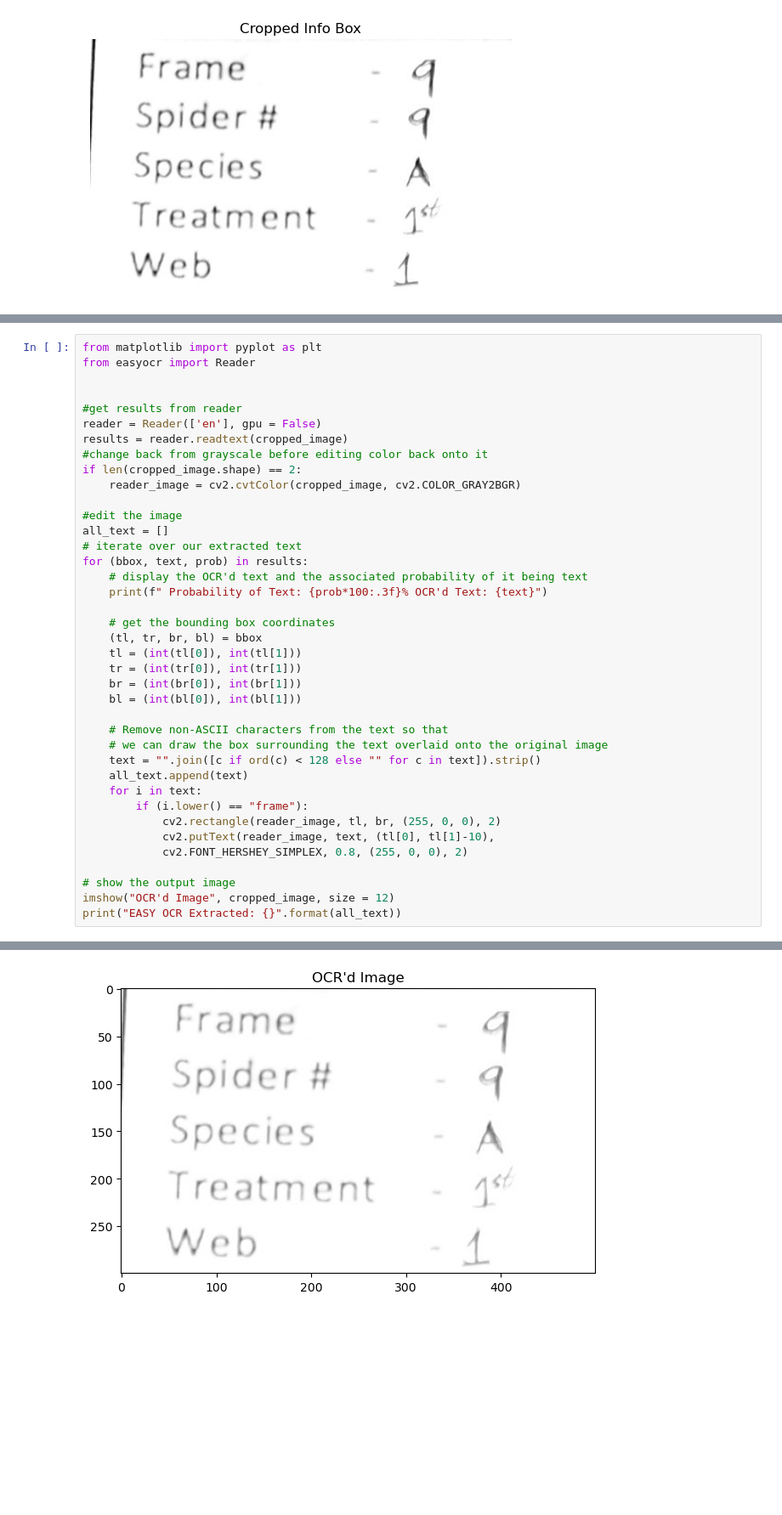
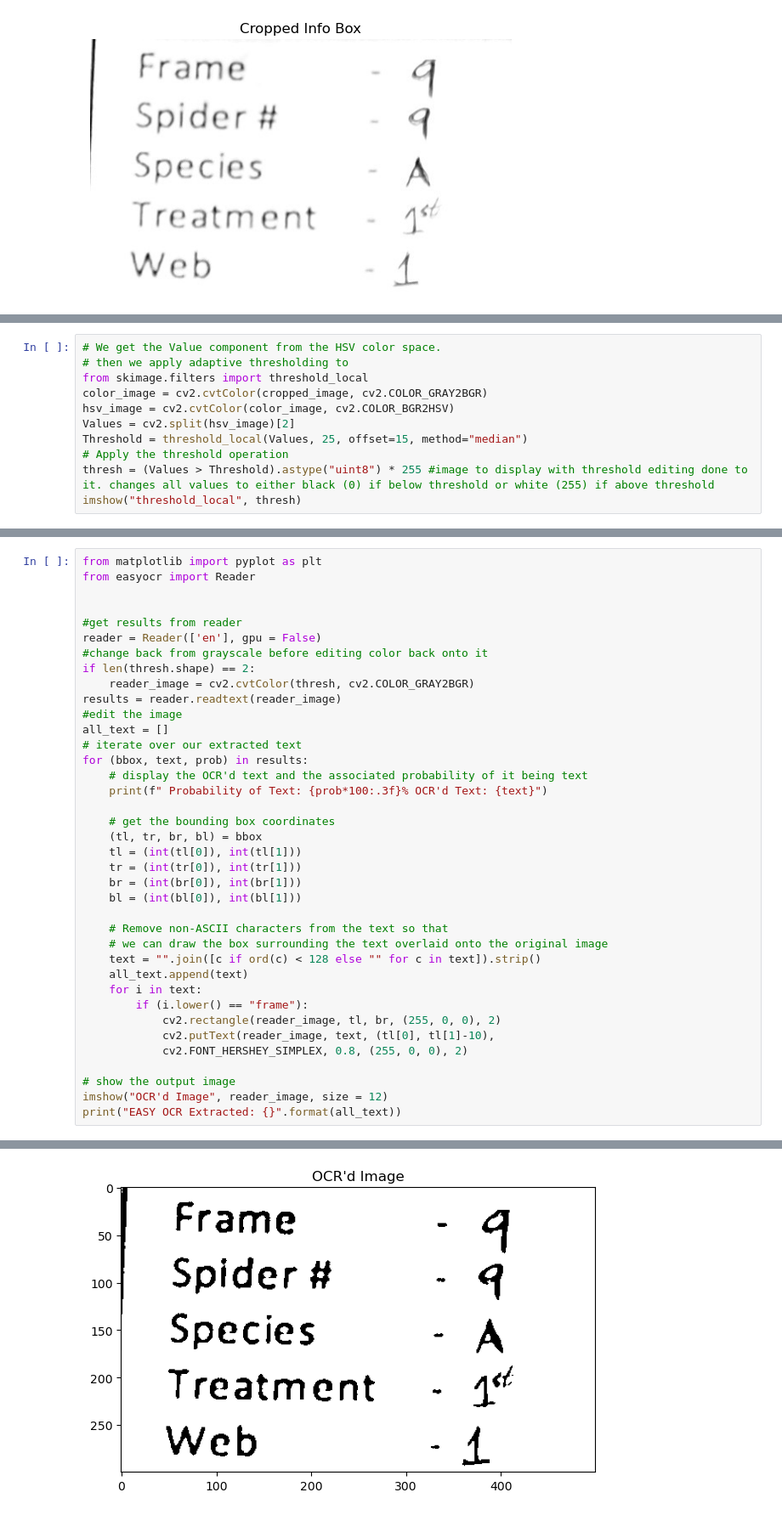
Before and after one commit to QuantumSkull5/SpiderImageReading, a Jupyter notebook: TargetingText.ipynb, the cells around one changed output, grey strips where cells are left out. Shown at 85% size. Drawn from its saved outputs; the diff is of its cells as text; blank space fills up the shorter version.

```diff
--- a/TargetingText.ipynb
+++ b/TargetingText.ipynb
@@ -333,3 +309,14 @@ def imshow(title = "Image", image = None, size = 10):
     plt.imshow(cv2.cvtColor(image, cv2.COLOR_BGR2RGB))
     plt.title(title)
     plt.show()
+# %%
+# We get the Value component from the HSV color space.
+# then we apply adaptive thresholding to
+from skimage.filters import threshold_local
+color_image = cv2.cvtColor(cropped_image, cv2.COLOR_GRAY2BGR)
+hsv_image = cv2.cvtColor(color_image, cv2.COLOR_BGR2HSV)
+Values = cv2.split(hsv_image)[2]
+Threshold = threshold_local(Values, 25, offset=15, method="median")
+# Apply the threshold operation
+thresh = (Values > Threshold).astype("uint8") * 255 #image to display with threshold editing done to it. changes all values to either black (0) if below threshold or white (255) if above threshold
+imshow("threshold_local", thresh)
@@ -340,11 +329,10 @@ from easyocr import Reader
 
 #get results from reader
 reader = Reader(['en'], gpu = False)
-results = reader.readtext(cropped_image)
 #change back from grayscale before editing color back onto it
-if len(cropped_image.shape) == 2:
-    reader_image = cv2.cvtColor(cropped_image, cv2.COLOR_GRAY2BGR)
-
+if len(thresh.shape) == 2:
+    reader_image = cv2.cvtColor(thresh, cv2.COLOR_GRAY2BGR)
+results = reader.readtext(reader_image)
 #edit the image
 all_text = []
 # iterate over our extracted text
@@ -370,7 +358,7 @@ for (bbox, text, prob) in results:
             cv2.FONT_HERSHEY_SIMPLEX, 0.8, (255, 0, 0), 2)
 
 # show the output image
-imshow("OCR'd Image", cropped_image, size = 12)
+imshow("OCR'd Image", reader_image, size = 12)
 print("EASY OCR Extracted: {}".format(all_text))
 # %% [output]
 Using CPU. Note: This module is much faster with a GPU.
@@ -383 +374 @@ Using CPU. Note: This module is much faster with a GPU.
-[figure, old version]
+[figure, new version]
```
Also changed, not shown: parts of 17 cells of this notebook, 2 other files.
